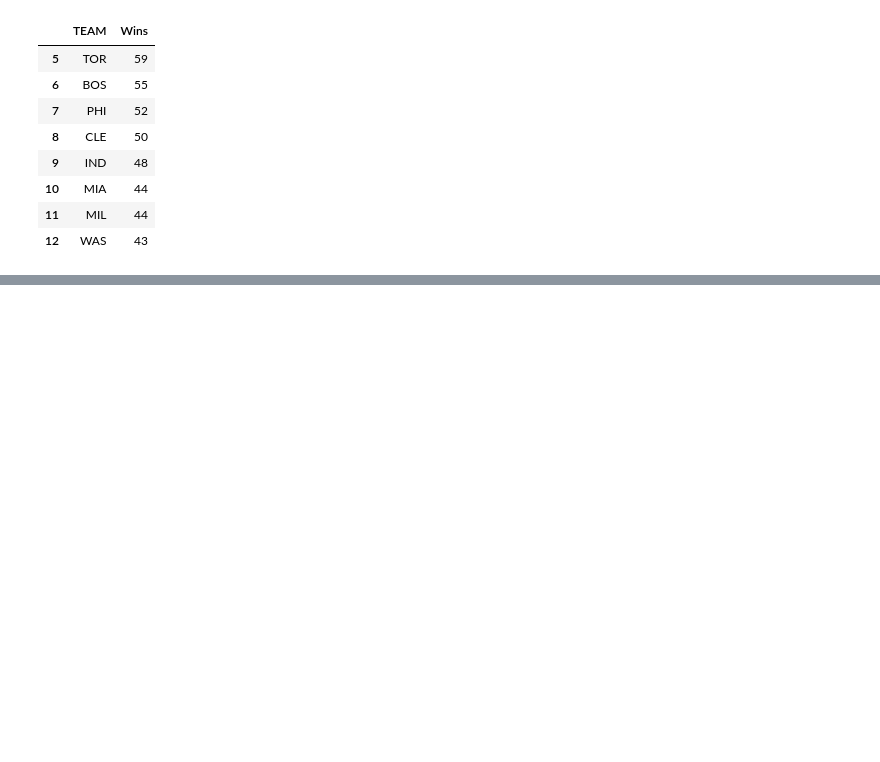
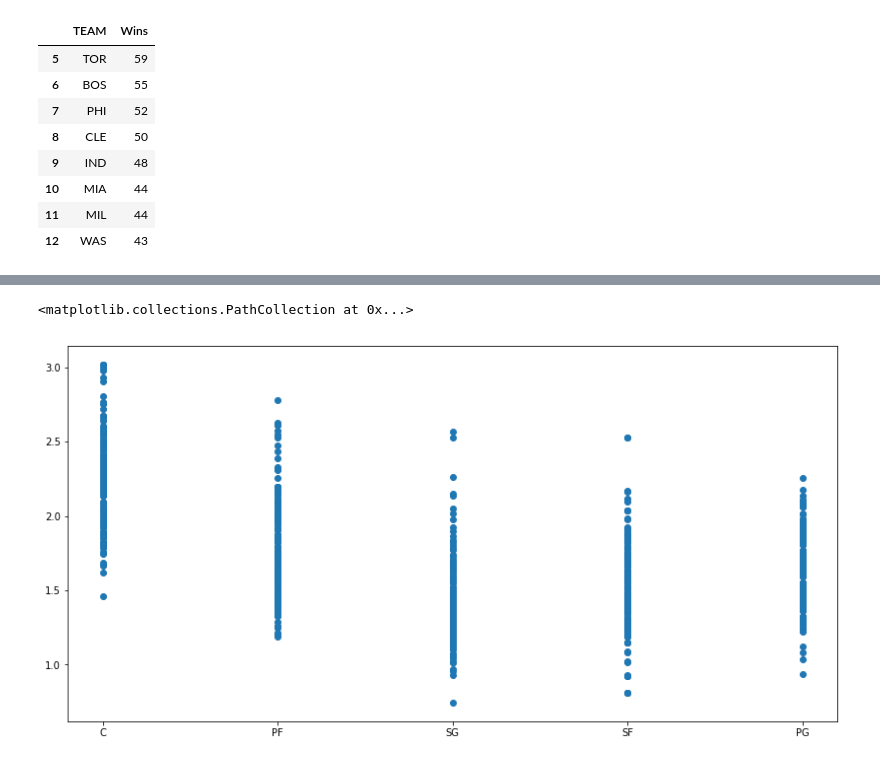
Before and after one commit to yairfax/CMSC320-final-project, a Jupyter notebook: Final Project.ipynb, the cells around one changed output, grey strips where cells are left out. Cells and saved outputs as stored; diff of their text form; code cells hidden in the pictures; blank space fills up the shorter version.

```diff
--- a/Final Project.ipynb
+++ b/Final Project.ipynb
@@ -327,0 +340,10 @@ ax.scatter(x, y) # try to switch x and y here
+# %%
+# TODO: Explain this line
+hustleStats.loc[hustleStats['Pos'] == 'SF-SG', 'Pos'] = 'SF'
+x = hustleStats['Pos']
+y = hustleStats['HustleScore']
+fig, ax = plt.subplots()
+ax.scatter(x, y)
+# %% [output]
+<matplotlib.collections.PathCollection at 0x...>
+[figure, added]
```
Also changed, not shown: parts of 6 cells of this notebook.
